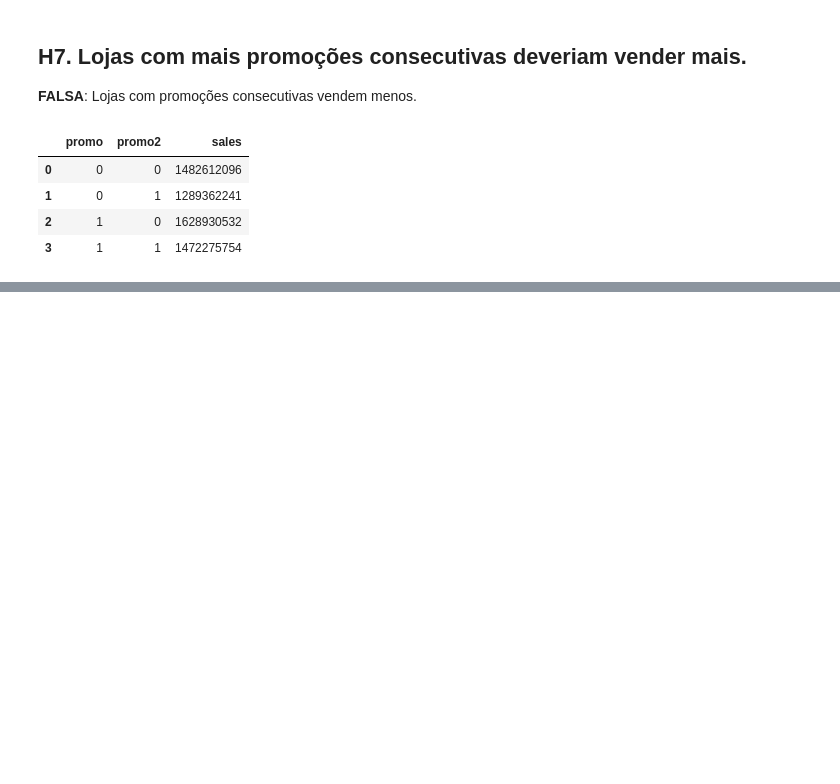
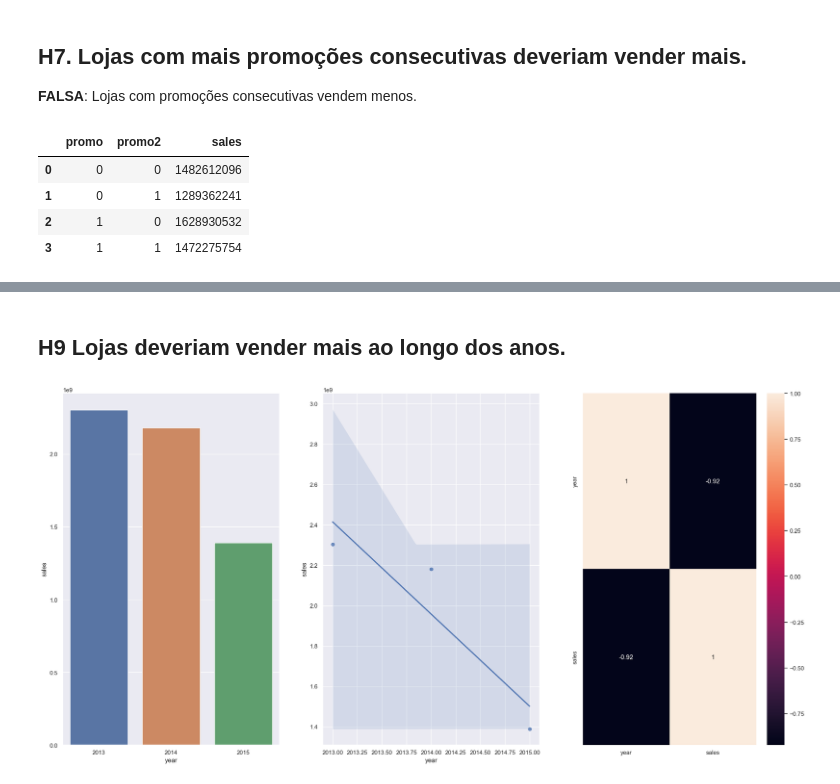
Before and after one commit to dsdefreitas/Store_Sales_Prediction, a Jupyter notebook: m04_v01_store_sales_prediction.ipynb, the cells around one changed output, grey strips where cells are left out. Cells and saved outputs as stored; diff of their text form; code cells hidden in the pictures; blank space fills up the shorter version.

```diff
--- a/m04_v01_store_sales_prediction.ipynb
+++ b/m04_v01_store_sales_prediction.ipynb
@@ -773,0 +800,18 @@ matplotlib.axes._axes.Axes
+# %% [markdown]
+## H9 Lojas deveriam vender mais ao longo dos anos.
+# %%
+#mostra uma tendência maior de decrescimento porque 2015 não é um ano completo, então é bem menor.
+#0.92 é uma correlação fortíssima negativa.
+
+aux1 = df4[['year', 'sales']].groupby('year').sum().reset_index()
+
+plt.subplot(1, 3, 1)
+sns.barplot(x='year', y='sales', data = aux1);
+
+plt.subplot(1, 3, 2)
+sns.regplot(x='year', y='sales', data = aux1);
+
+plt.subplot(1, 3, 3)
+sns.heatmap(aux1.corr(method='pearson'), annot = True);
+# %% [output]
+[figure, added]
```
Also changed, not shown: parts of 14 cells of this notebook.
